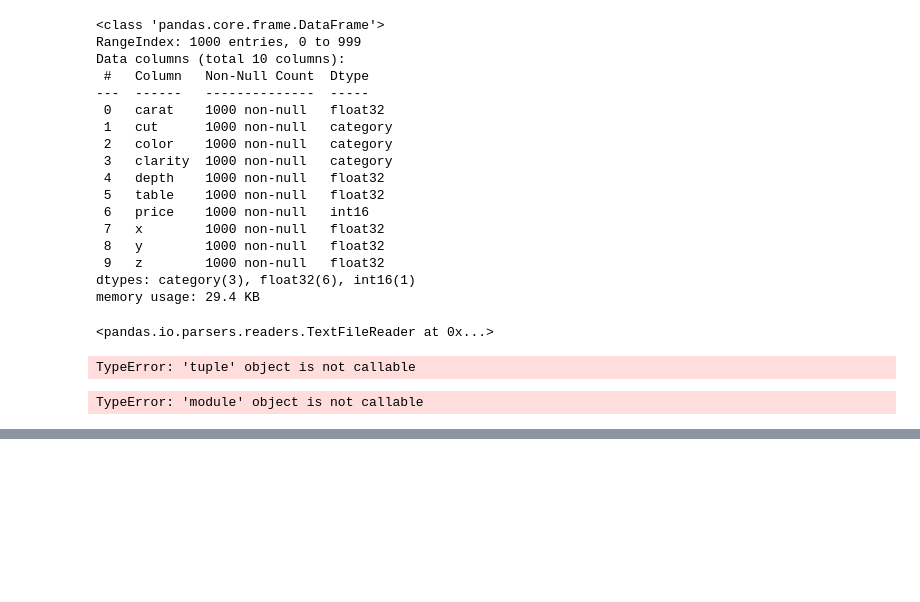
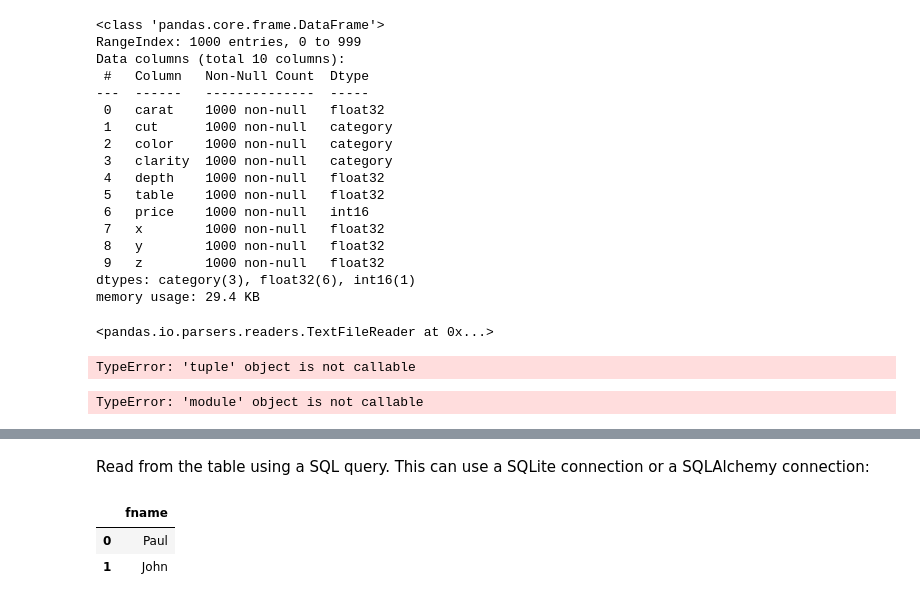
Before and after one commit to manjunath-hanmantgad/python-development, a Jupyter notebook: Pandas-Cookbook-Second-Edition-master/Pandas-Cookbook-Second-Edition-master/dataframe_operations.ipynb, the cells around one changed output, grey strips where cells are left out. Drawn from its saved outputs; the diff is of its cells as text; code cells hidden in the pictures; blank space fills up the shorter version.

```diff
--- a/Pandas-Cookbook-Second-Edition-master/Pandas-Cookbook-Second-Edition-master/dataframe_operations.ipynb
+++ b/Pandas-Cookbook-Second-Edition-master/Pandas-Cookbook-Second-Edition-master/dataframe_operations.ipynb
@@ -551,0 +623,18 @@ TypeError: 'module' object is not callable
+# %%
+# create a sqlite3 database
+
+import sqlite3
+con = sqlite3.connect("data/beat.db")
+with con:
+    cur = con.cursor()
+    cur.execute("""DROP TABLE Band""")
+    cur.execute(
+    """CREATE TABLE Band(id INTEGER PRIMARY KEY,
+    fname TEXT, lname TEXT, birthyear INT)""")
+    cur.execute(
+    """INSERT INTO Band VALUES(
+    0, 'Paul','Mccy',2000)""")
+    cur.execute(
+    """INSERT INTO Band VALUES(
+    1,'John','Lenny',2002)""")
+    _ = con.commit()
@@ -551,0 +674,10 @@ TypeError: 'module' object is not callable
+# %% [markdown]
+Read from the table using a SQL query. This can use a SQLite connection or a SQLAlchemy connection:
+# %%
+query = """select fname from Band"""
+fnames = pd.read_sql(query,con)
+fnames
+# %% [output]
+|  | fname |
+| 0 | Paul |
+| 1 | John |
```
Also changed, not shown: parts of 12 cells of this notebook, 1 other file.
